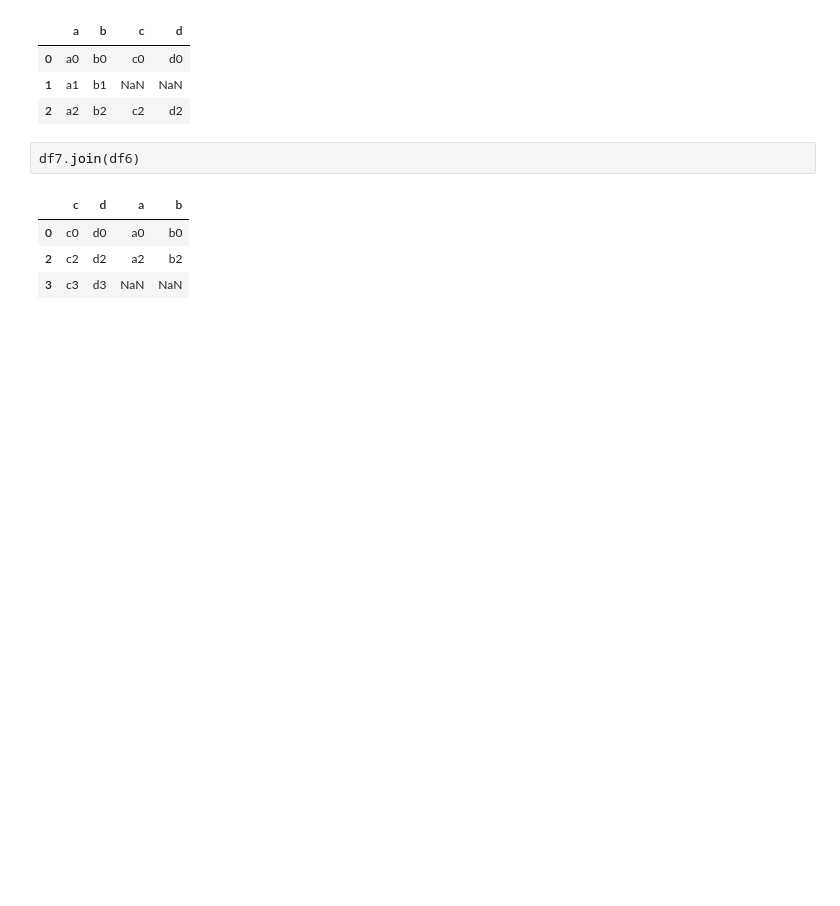
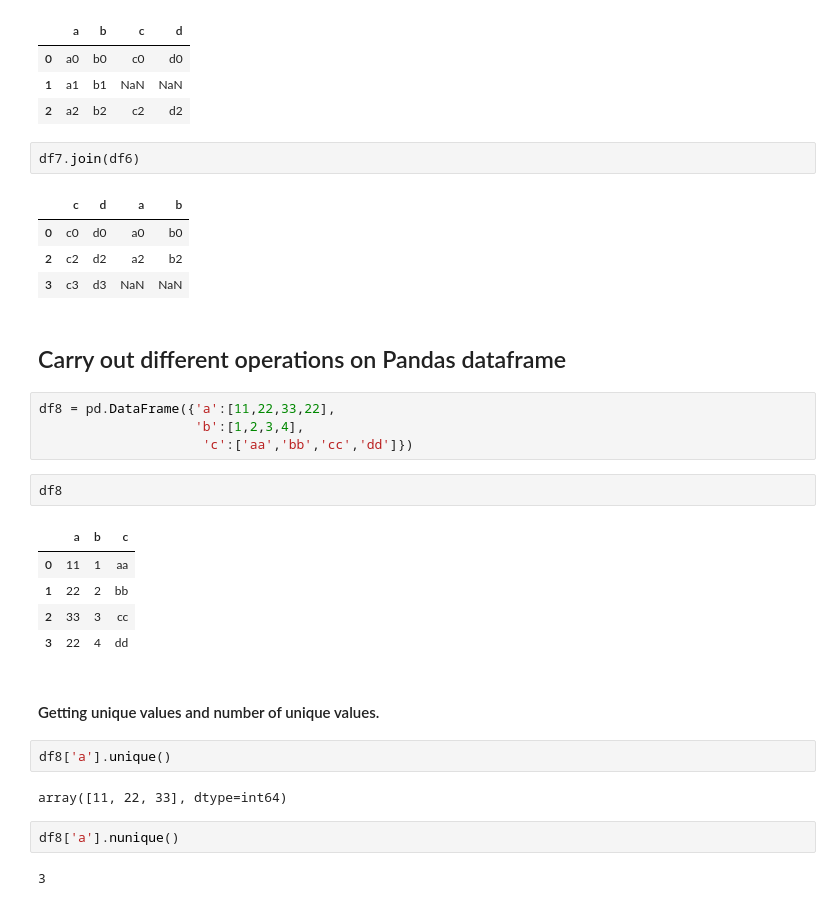
Before and after one commit to jayashree8/Machine_learning_EDA, a Jupyter notebook: Guide/Pandas/Pandas.ipynb, the cells around one changed output. Cells and saved outputs as stored; diff of their text form; blank space fills up the shorter version.

```diff
--- a/Guide/Pandas/Pandas.ipynb
+++ b/Guide/Pandas/Pandas.ipynb
@@ -712,3 +712,27 @@ df7.join(df6)
 | 0 | c0 | d0 | a0 | b0 |
 | 2 | c2 | d2 | a2 | b2 |
 | 3 | c3 | d3 | NaN | NaN |
+# %% [markdown]
+## Carry out different operations on Pandas dataframe
+# %%
+df8 = pd.DataFrame({'a':[11,22,33,22],
+                    'b':[1,2,3,4],
+                     'c':['aa','bb','cc','dd']})
+# %%
+df8
+# %% [output]
+|  | a | b | c |
+| 0 | 11 | 1 | aa |
+| 1 | 22 | 2 | bb |
+| 2 | 33 | 3 | cc |
+| 3 | 22 | 4 | dd |
+# %% [markdown]
+#### Getting unique values and number of unique values.
+# %%
+df8['a'].unique()
+# %% [output]
+array([11, 22, 33], dtype=int64)
+# %%
+df8['a'].nunique()
+# %% [output]
+3
```
Also changed, not shown: parts of 41 cells of this notebook, 4 other files.
